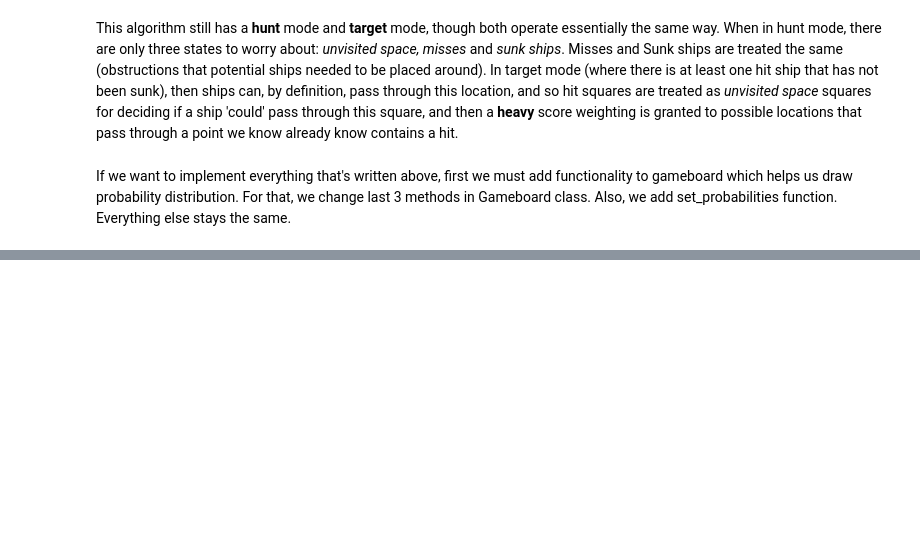
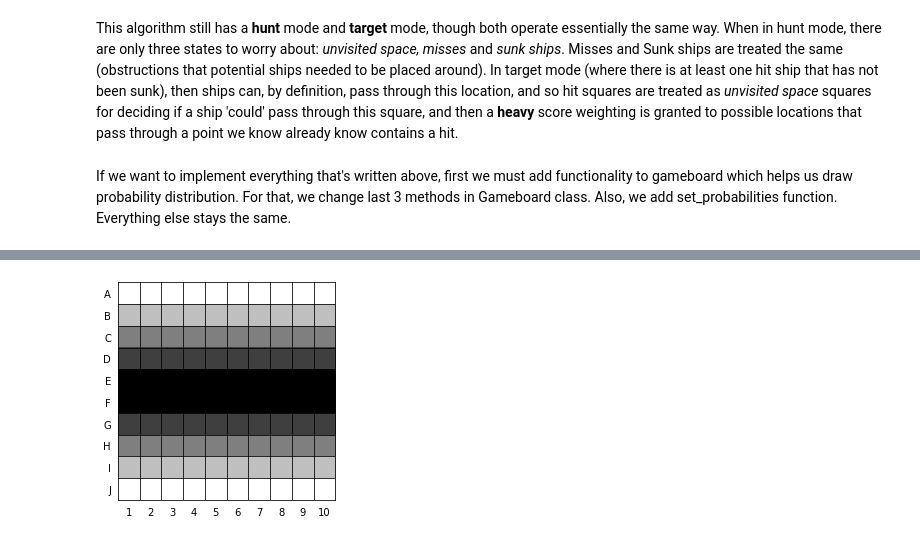
Before and after one commit to lnadi17/battleship-simulator, a Jupyter notebook: final-strategy.ipynb, the cells around one changed output, grey strips where cells are left out. Cells and saved outputs as stored; diff of their text form; code cells hidden in the pictures; blank space fills up the shorter version.

```diff
--- a/final-strategy.ipynb
+++ b/final-strategy.ipynb
@@ -354,0 +360,44 @@ board.get_figure(pdf=True)
+# %%
+probabilities = np.zeros([Gameboard.nrows, Gameboard.ncols])
+
+# we must save locations where we already shot, because we must treat them as obstacles while sliding ships
+shot_locations = set()
+
+
+# we slide ship from left to right. after reaching edge, we go one row lower and repeat
+start_pos = (ship.get_length() - 1, 0)
+
+# number of loops required to slide ship across the whole board before changing orientation
+n_loops = Gameboard.nrows * Gameboard.ncols - Gameboard.ncols * (ship.get_length() - 1)
+
+if orientation == 'vertical':
+    for i in range(n_loops):
+        curr_row = start_pos[0] + i // Gameboard.ncols
+        curr_col = start_pos[1] + i % Gameboard.ncols
+
+        # this time locations are tuples of ints, not strings
+        base_location = (curr_row, curr_col)
+
+        # for vertical orientations, column stays the same
+        curr_locations = []
+        for j in range(ship.get_length()):
+            curr_locations.append((base_location[0] - j, base_location[1]))
+
+        # for each current location, we check if shot_locations contains it.
+        # even if it's yes for one cell, ship doesn't fit so we move on.
+        # if no, we increment counter for each location in probability matrix
+        overlaps_shot_loc = False
+        for loc in curr_locations:
+            if loc in shot_locations:
+                overlaps_shot_loc = True
+
+        if overlaps_shot_loc:
+            continue
+
+        for loc in curr_locations:
+            probabilities[loc[0], loc[1]] += 1
+# %%
+board.set_probabilities(probabilities)
+board.get_figure(pdf=True)
+# %% [output]
+[figure, added]
```
Also changed, not shown: parts of 5 cells of this notebook.
